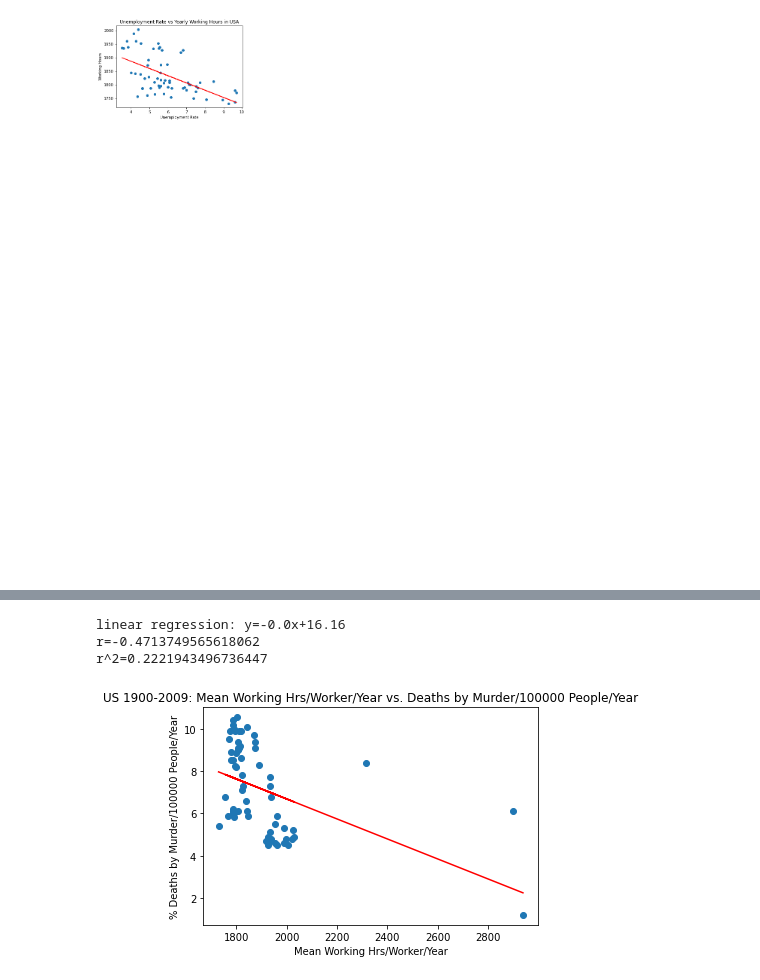
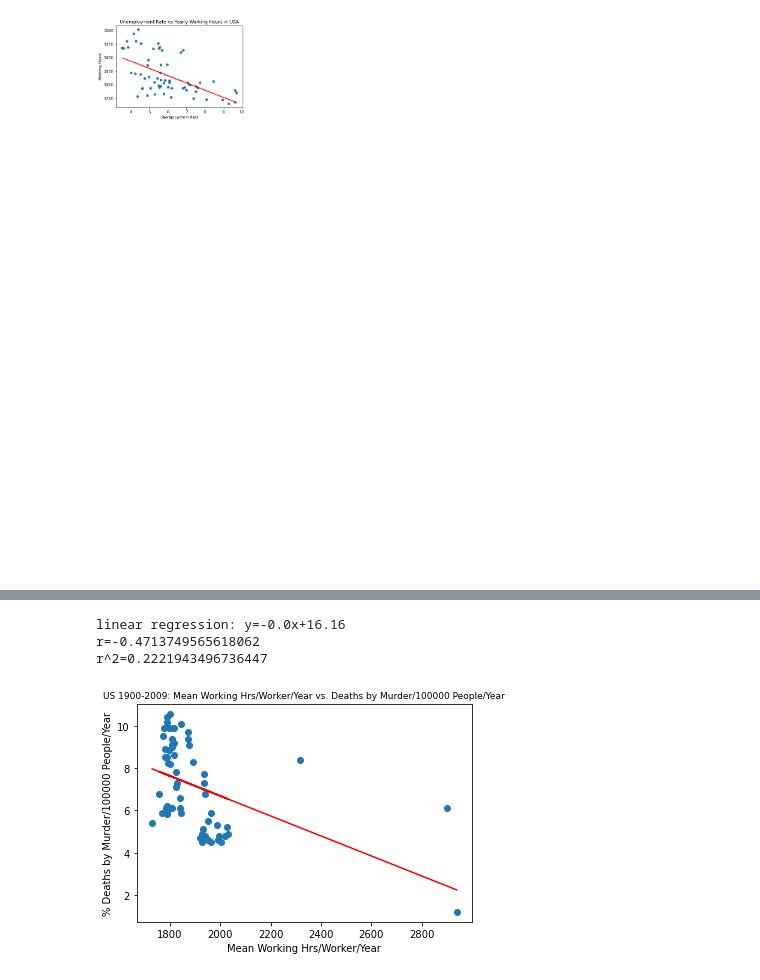
Before and after one commit to kkirstan/Quality-of-Life-vs.-Working-Hours-in-the-U.S., a Jupyter notebook: Quality of Life.ipynb, the cells around one changed output, grey strips where cells are left out. Cells and saved outputs as stored; diff of their text form; code cells hidden in the pictures.

```diff
--- a/Quality of Life.ipynb
+++ b/Quality of Life.ipynb
@@ -501,26 +501,26 @@ r^2=0.24700175872094732
 # %%
 work2=workmurder_df["Average annual working hours per worker"]
 murder=workmurder_df["Homicide Rate (Clio Infra)"]
 
 plt.scatter(work2,murder)
-plt.title("US 1900-2009: Mean Working Hrs/Worker/Year vs. Deaths by Murder/100000 People/Year")
+plt.title("US 1900-2009: Mean Working Hrs/Worker/Year vs. Deaths by Murder/100000 People/Year", fontsize=9)
 plt.xlabel("Mean Working Hrs/Worker/Year")
 plt.ylabel("% Deaths by Murder/100000 People/Year")
 
 from scipy import stats
 x = work2
 y = murder
 (slope, intercept, r_value, p_value, std_err)=stats.linregress(x,y)
 
 regressvalues=x*slope+intercept
 lineeq="y="+str(round(slope,2))+"x+"+str(round(intercept,2))
 plt.plot(x,regressvalues,"r-")
 print("linear regression: "+str(lineeq))
 print("r="+str(r_value))
 print("r^2="+str(r_value*r_value))
 plt.savefig("workmurder.png")
 # %% [output]
 linear regression: y=-0.0x+16.16
 r=-0.4713749565618062
 r^2=0.2221943496736447
-[figure, old version]
+[figure, new version]
```
Also changed, not shown: parts of 2 cells of this notebook, 2 other files.
